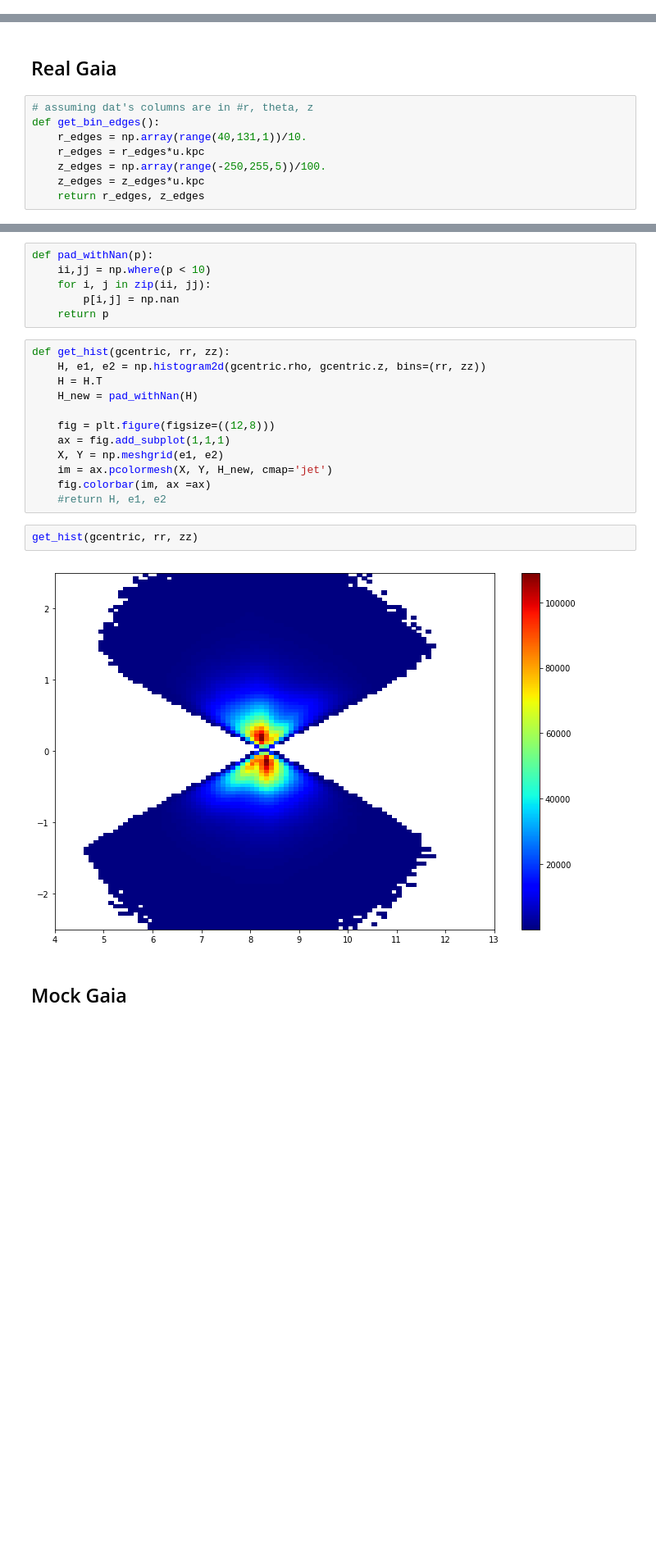
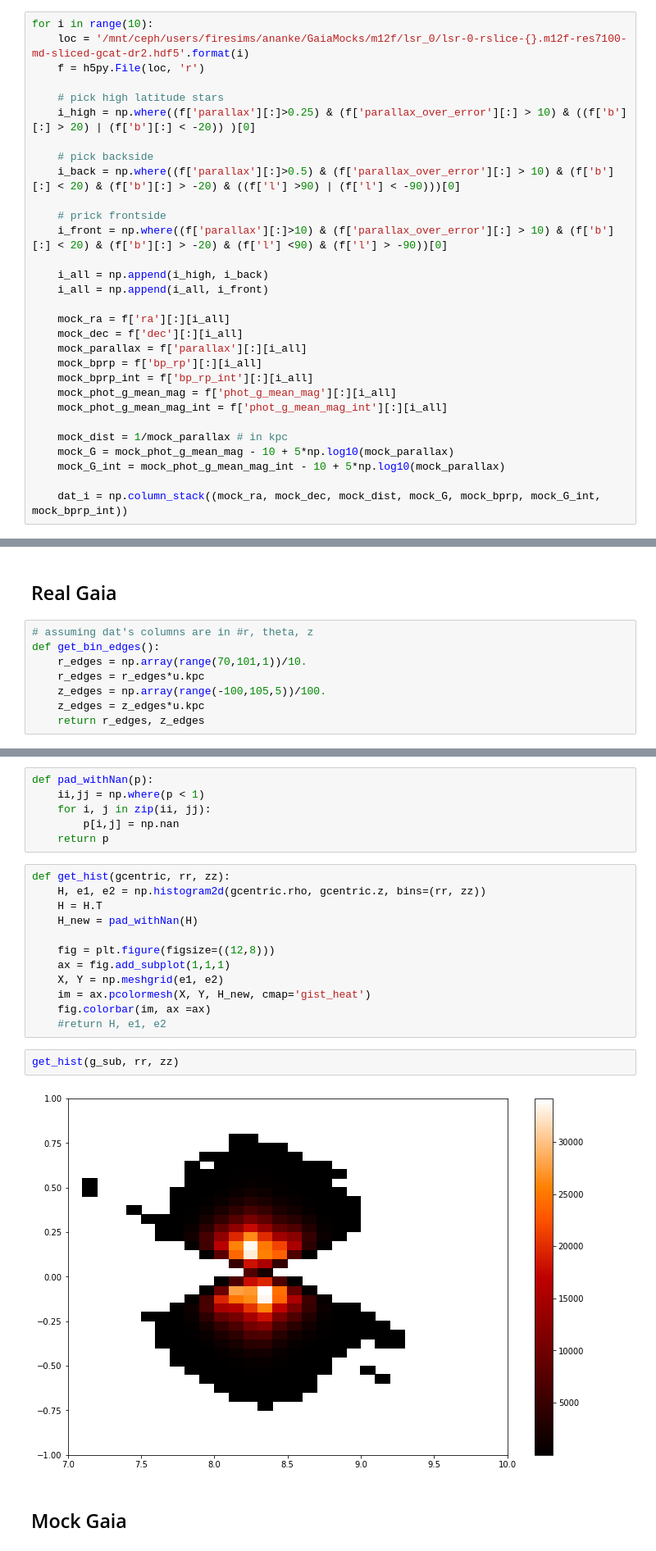
Before and after one commit to nonsk131/gaia, a Jupyter notebook: gaia_star_dist.ipynb, the cells around one changed output, grey strips where cells are left out. Shown: that part at 82% size. Cells and saved outputs as stored; diff of their text form; blank space fills up the shorter version.

```diff
--- a/gaia_star_dist.ipynb
+++ b/gaia_star_dist.ipynb
@@ -69,3 +60,33 @@ np.where((gcentric.phi < -175*u.deg))[0]
+# %%
+for i in range(10):
+    loc = '/mnt/ceph/users/firesims/ananke/GaiaMocks/m12f/lsr_0/lsr-0-rslice-{}.m12f-res7100-md-sliced-gcat-dr2.hdf5'.format(i)
+    f = h5py.File(loc, 'r')
+
+    # pick high latitude stars
+    i_high = np.where((f['parallax'][:]>0.25) & (f['parallax_over_error'][:] > 10) & ((f['b'][:] > 20) | (f['b'][:] < -20)) )[0]
+
+    # pick backside
+    i_back = np.where((f['parallax'][:]>0.5) & (f['parallax_over_error'][:] > 10) & (f['b'][:] < 20) & (f['b'][:] > -20) & ((f['l'] >90) | (f['l'] < -90)))[0]
+
+    # prick frontside
+    i_front = np.where((f['parallax'][:]>10) & (f['parallax_over_error'][:] > 10) & (f['b'][:] < 20) & (f['b'][:] > -20) & (f['l'] <90) & (f['l'] > -90))[0]
+
+    i_all = np.append(i_high, i_back)
+    i_all = np.append(i_all, i_front)
+
+    mock_ra = f['ra'][:][i_all]
+    mock_dec = f['dec'][:][i_all]
+    mock_parallax = f['parallax'][:][i_all]
+    mock_bprp = f['bp_rp'][:][i_all]
+    mock_bprp_int = f['bp_rp_int'][:][i_all]
+    mock_phot_g_mean_mag = f['phot_g_mean_mag'][:][i_all]
+    mock_phot_g_mean_mag_int = f['phot_g_mean_mag_int'][:][i_all]
+
+    mock_dist = 1/mock_parallax # in kpc
+    mock_G = mock_phot_g_mean_mag - 10 + 5*np.log10(mock_parallax)
+    mock_G_int = mock_phot_g_mean_mag_int - 10 + 5*np.log10(mock_parallax)
+
+    dat_i = np.column_stack((mock_ra, mock_dec, mock_dist, mock_G, mock_bprp, mock_G_int, mock_bprp_int))
 # %%
 f = h5py.File('lsr-2-rslice-0.m12i-res7100-md-sliced-gcat-dr2.hdf5', 'r')
 # %%
@@ -128,9 +149,9 @@ gcentric_mock
 # %%
 # assuming dat's columns are in #r, theta, z
 def get_bin_edges():
-    r_edges = np.array(range(40,131,1))/10.
+    r_edges = np.array(range(70,101,1))/10.
     r_edges = r_edges*u.kpc
-    z_edges = np.array(range(-250,255,5))/100.
+    z_edges = np.array(range(-100,105,5))/100.
     z_edges = z_edges*u.kpc
     return r_edges, z_edges
 # %%
@@ -141,6 +162,6 @@ $[4,~4.1,~4.2,~4.3,~4.4,~4.5,~4.6,~4.7,~4.8,~4.9,~5,~5.1,~5.2,~5.3,~5.4,~5.5,~5.
 # %%
 def pad_withNan(p):
-    ii,jj = np.where(p < 10)
+    ii,jj = np.where(p < 1)
     for i, j in zip(ii, jj):
         p[i,j] = np.nan
     return p
@@ -153,13 +174,13 @@ def get_hist(gcentric, rr, zz):
     fig = plt.figure(figsize=((12,8)))
     ax = fig.add_subplot(1,1,1)
     X, Y = np.meshgrid(e1, e2)
-    im = ax.pcolormesh(X, Y, H_new, cmap='jet')
+    im = ax.pcolormesh(X, Y, H_new, cmap='gist_heat')
     fig.colorbar(im, ax =ax)
     #return H, e1, e2
 # %%
-get_hist(gcentric, rr, zz)
+get_hist(g_sub, rr, zz)
 # %% [output]
-[figure, old version]
+[figure, new version]
 # %% [markdown]
 ## Mock Gaia
 # %%
```
Also changed, not shown: parts of 20 cells of this notebook, 1 other file.
